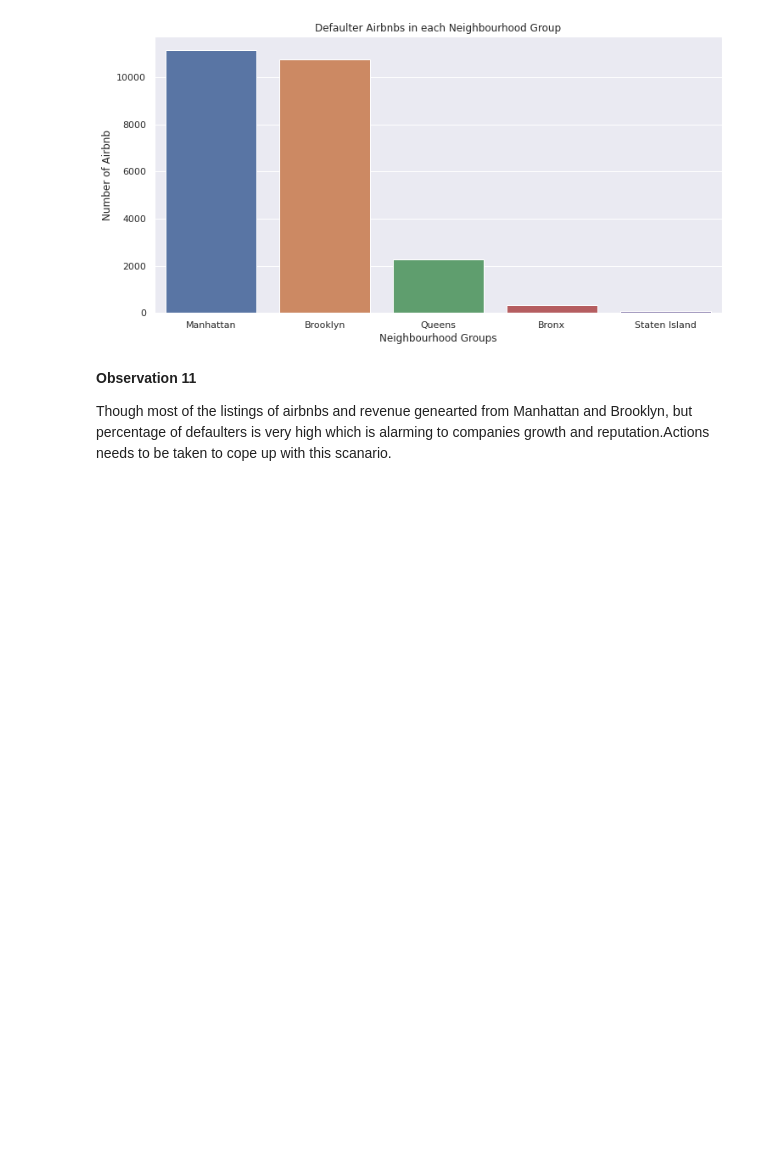
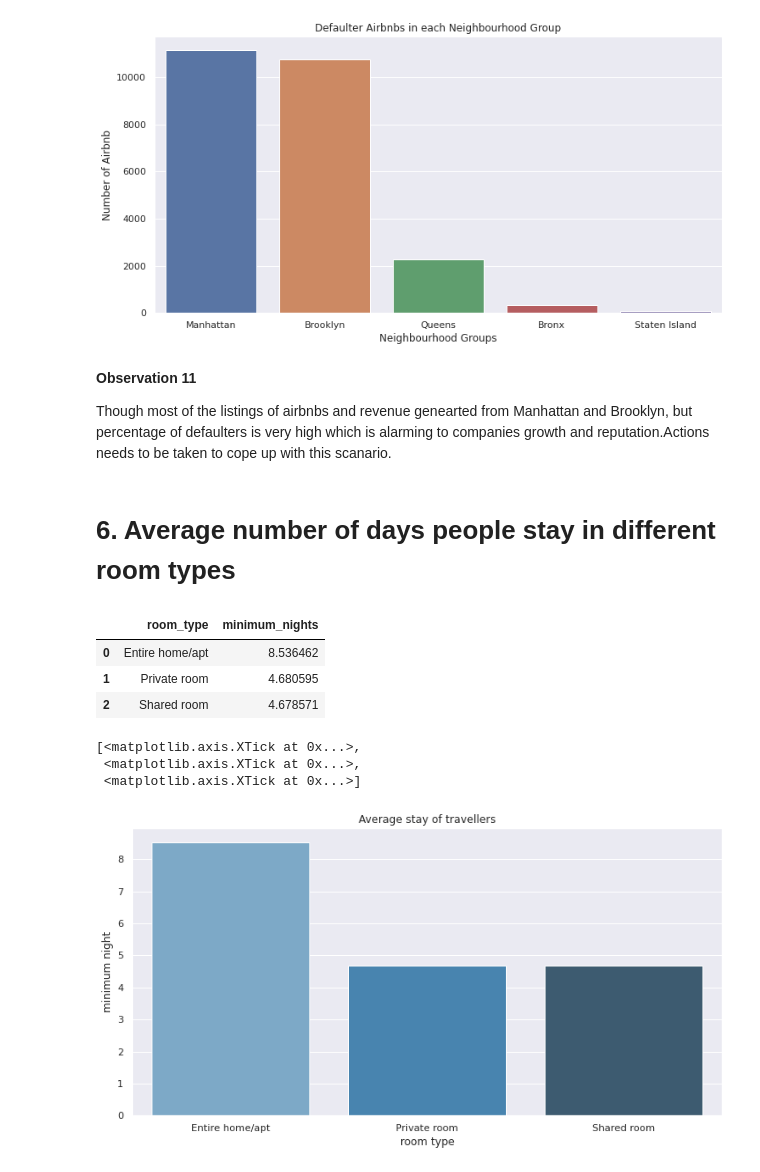
Before and after one commit to Rajat-Sri/Capstone-1-EDA-on-Airbnb-Dataset, a Jupyter notebook: Airbnb_Dataset_Analysis_Rajat_Srivastava_.ipynb, the cells around one changed output. Cells and saved outputs as stored; diff of their text form; code cells hidden in the pictures; blank space fills up the shorter version.

```diff
--- a/Airbnb_Dataset_Analysis_Rajat_Srivastava_.ipynb
+++ b/Airbnb_Dataset_Analysis_Rajat_Srivastava_.ipynb
@@ -628,3 +628,27 @@ plt.show()
 **Observation 11**
 
 Though most of the listings of airbnbs and revenue genearted from Manhattan and Brooklyn, but percentage of defaulters is very high which is alarming to companies growth and reputation.Actions needs to be taken to cope up with this scanario.
+# %% [markdown]
+# 6. Average number of days people stay in different room types
+# %%
+#A.  Average stay in different roon types
+min_nights=airbnb_data_new.groupby('room_type')['minimum_nights'].mean().reset_index()
+min_nights
+# %% [output]
+|  | room_type | minimum_nights |
+| 0 | Entire home/apt | 8.536462 |
+| 1 | Private room | 4.680595 |
+| 2 | Shared room | 4.678571 |
+# %%
+#Plot for room type based on average night stay.
+
+visual2=sns.barplot(x='room_type',y='minimum_nights',data=min_nights,palette="Blues_d")
+visual2.set_title('Average stay of travellers')
+visual2.set_ylabel('minimum night')
+visual2.set_xlabel('room type')
+visual2.set_xticks(visual2.get_xticks())
+# %% [output]
+[<matplotlib.axis.XTick at 0x...>,
+ <matplotlib.axis.XTick at 0x...>,
+ <matplotlib.axis.XTick at 0x...>]
+[figure, added]
```
Also changed, not shown: parts of 11 cells of this notebook.
